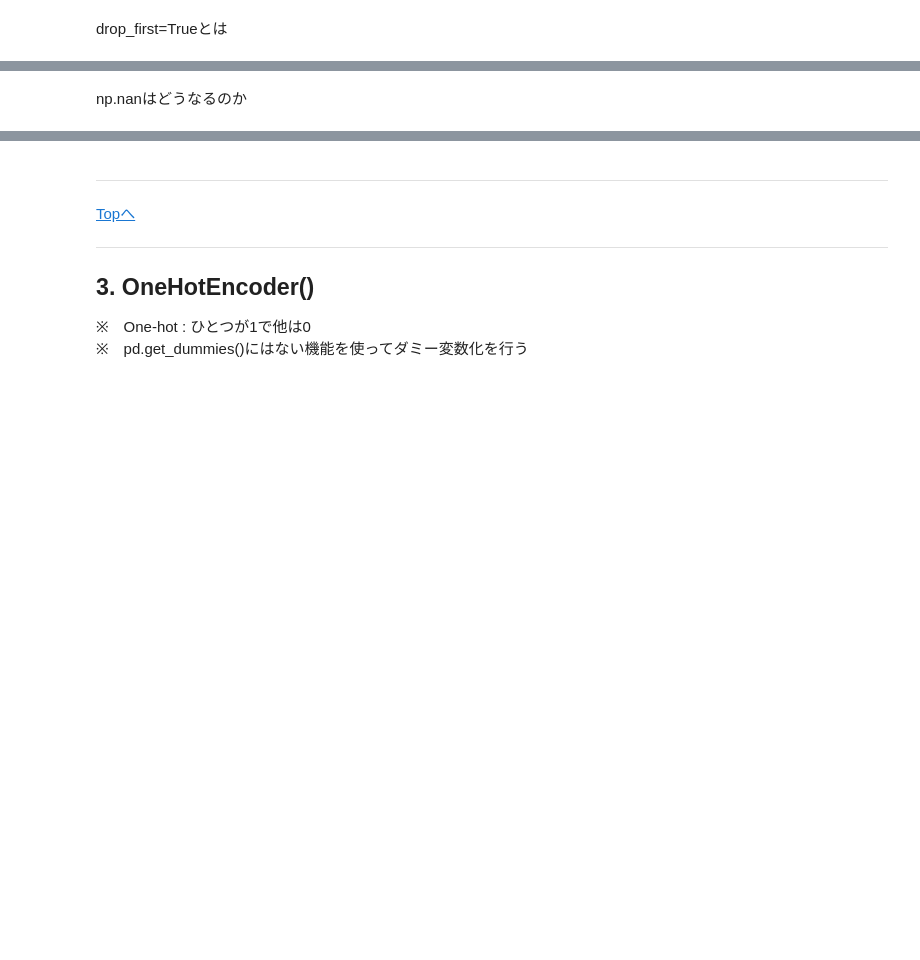
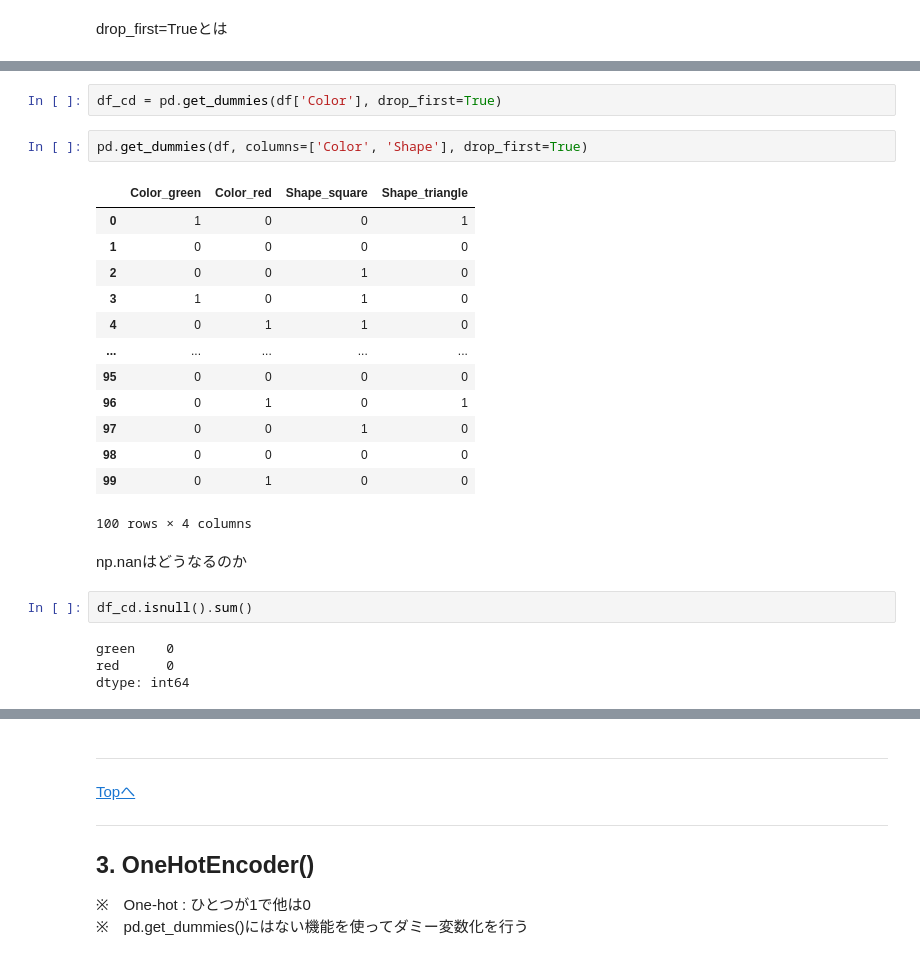
Before and after one commit to arata234/DataScience, a Jupyter notebook: feature/7_Categorical_features.ipynb, the cells around one changed output, grey strips where cells are left out. Cells and saved outputs as stored; diff of their text form; blank space fills up the shorter version.

```diff
--- a/feature/7_Categorical_features.ipynb
+++ b/feature/7_Categorical_features.ipynb
@@ -79,2 +122,26 @@ drop_first=Trueとは
+# %%
+df_cd = pd.get_dummies(df['Color'], drop_first=True)
+# %%
+pd.get_dummies(df, columns=['Color', 'Shape'], drop_first=True)
+# %% [output]
+|  | Color_green | Color_red | Shape_square | Shape_triangle |
+| 0 | 1 | 0 | 0 | 1 |
+| 1 | 0 | 0 | 0 | 0 |
+| 2 | 0 | 0 | 1 | 0 |
+| 3 | 1 | 0 | 1 | 0 |
+| 4 | 0 | 1 | 1 | 0 |
+| ... | ... | ... | ... | ... |
+| 95 | 0 | 0 | 0 | 0 |
+| 96 | 0 | 1 | 0 | 1 |
+| 97 | 0 | 0 | 1 | 0 |
+| 98 | 0 | 0 | 0 | 0 |
+| 99 | 0 | 1 | 0 | 0 |
+100 rows × 4 columns
 # %% [markdown]
 np.nanはどうなるのか
+# %%
+df_cd.isnull().sum()
+# %% [output]
+green    0
+red      0
+dtype: int64
```
Also changed, not shown: parts of 48 cells of this notebook.
